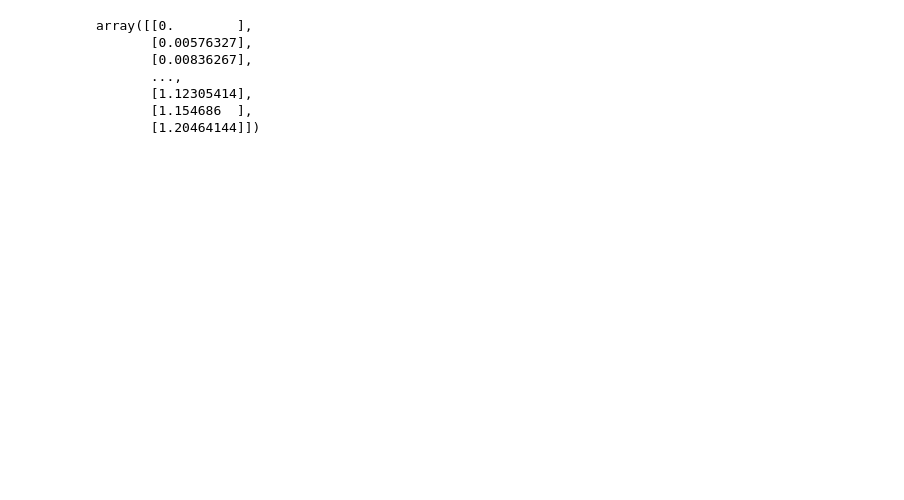
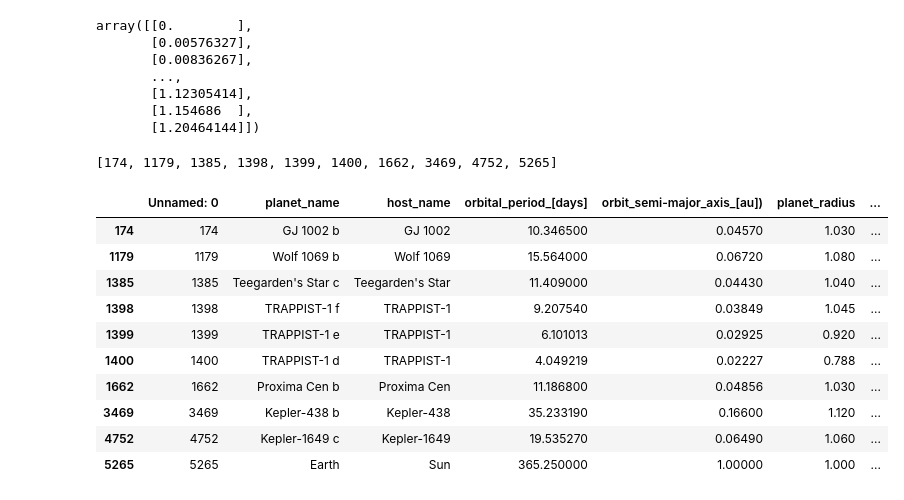
Before and after one commit to aminmadrileno/Exoplanet-project, a Jupyter notebook: quickanalysis.ipynb, the cells around one changed output. Drawn from its saved outputs; the diff is of its cells as text; code cells hidden in the pictures; blank space fills up the shorter version.

Commit message:
euclidean more

```diff
--- a/quickanalysis.ipynb
+++ b/quickanalysis.ipynb
@@ -161,3 +170,36 @@ array([[0.        ],
        [1.12305414],
        [1.154686  ],
        [1.20464144]])
+# %%
+closest_planets = [143,
+1123,
+1320,
+1332,
+1333,
+1334,
+1582,
+3057,
+4335,
+4845]
+# %%
+planets = euclidean_test.iloc[closest_planets]
+# %%
+planets = planets.index.to_list()
+# %%
+planets
+# %% [output]
+[174, 1179, 1385, 1398, 1399, 1400, 1662, 3469, 4752, 5265]
+# %%
+euclidean.iloc[planets]
+# %% [output]
+|  | Unnamed: 0 | planet_name | host_name | orbital_period_[days] | orbit_semi-major_axis_[au]) | planet_radius | ... |
+| 174 | 174 | GJ 1002 b | GJ 1002 | 10.346500 | 0.04570 | 1.030 | ... |
+| 1179 | 1179 | Wolf 1069 b | Wolf 1069 | 15.564000 | 0.06720 | 1.080 | ... |
+| 1385 | 1385 | Teegarden's Star c | Teegarden's Star | 11.409000 | 0.04430 | 1.040 | ... |
+| 1398 | 1398 | TRAPPIST-1 f | TRAPPIST-1 | 9.207540 | 0.03849 | 1.045 | ... |
+| 1399 | 1399 | TRAPPIST-1 e | TRAPPIST-1 | 6.101013 | 0.02925 | 0.920 | ... |
+| 1400 | 1400 | TRAPPIST-1 d | TRAPPIST-1 | 4.049219 | 0.02227 | 0.788 | ... |
+| 1662 | 1662 | Proxima Cen b | Proxima Cen | 11.186800 | 0.04856 | 1.030 | ... |
+| 3469 | 3469 | Kepler-438 b | Kepler-438 | 35.233190 | 0.16600 | 1.120 | ... |
+| 4752 | 4752 | Kepler-1649 c | Kepler-1649 | 19.535270 | 0.06490 | 1.060 | ... |
+| 5265 | 5265 | Earth | Sun | 365.250000 | 1.00000 | 1.000 | ... |
```
Also changed, not shown: parts of 2 cells of this notebook.
